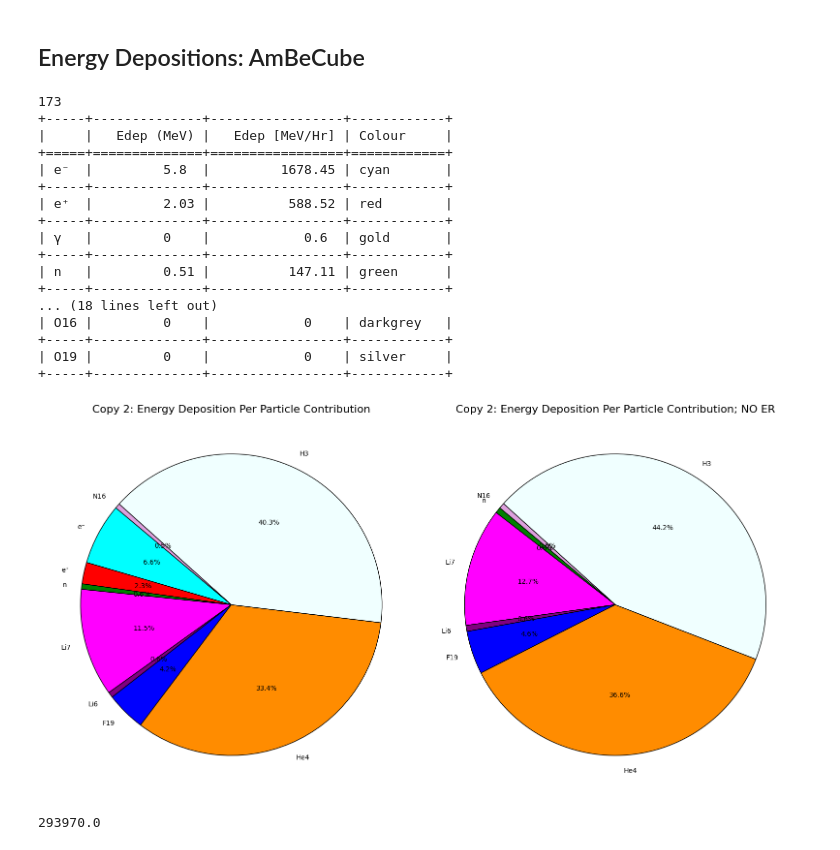
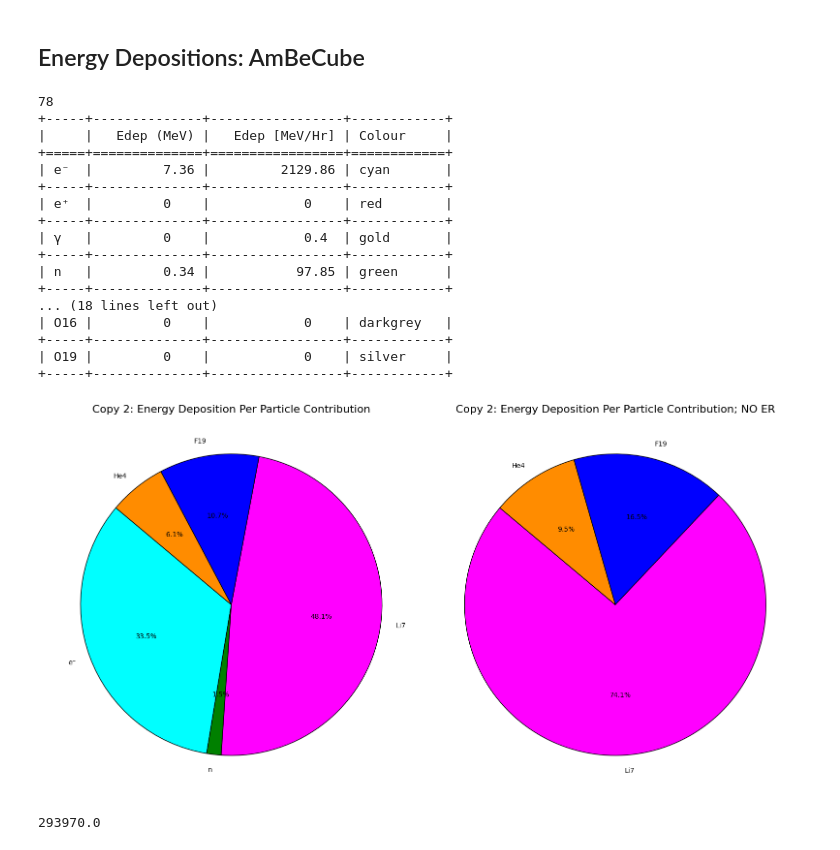
Before and after one commit to nhargy/Phoenix, a Jupyter notebook: Analysis/notebooks/overview.ipynb, the cells around one changed output. Saved outputs shown, nothing was run; the diff lists cells and outputs as text; code cells hidden in the pictures.

Commit message:
Formatting AmBeCube

```diff
--- a/Analysis/notebooks/overview.ipynb
+++ b/Analysis/notebooks/overview.ipynb
@@ -15,7 +15,7 @@ def show_event(df, event_num, draw_cube_flag=True):
     print(tabulate(event_df.head(30), headers='keys', tablefmt='grid', showindex=False))
     G4Tools.visualise_event(event_df, draw_cube_flag=draw_cube_flag)
 
-DATA_PATH_AmBe = cfg.G4Sims_DIR / "G4P-AmBeCube" / "loc_data" / "PLY_plate_and_blocks" / "output0_nt_Hits.csv"
+DATA_PATH_AmBe = cfg.G4Sims_DIR / "G4P-AmBeCube" / "loc_data" / "no_PLY" / "output0_nt_Hits.csv"
 DATA_PATH_CoCs = cfg.G4Sims_DIR / "G4P-CoCsCube" / "loc_data" / "dump" / "run_0.csv"
 
 column_names = ["fEvent", "fEntry", "fPreProc", "fPostProc", "fTrackID",
@@ -69,8 +69,8 @@ to_hours_scale = 3600 / simulated_time
 copy_num = 2
 x_centre = 0
 y_centre = 100
-#z_centre = 196.1
-z_centre = 210
+z_centre = 196.1
+#z_centre = 210
 
 l_fid = 5/2
 
@@ -96,39 +96,39 @@ plt.rcParams.update({
 })
 
 fig, (ax1, ax2) = plt.subplots(nrows=1, ncols=2, figsize=(16,16))
 
 pie_labels = [row[0] for row in rows if row[1] > 0]
 pie_sizes  = [row[1] for row in rows if row[1] > 0]
 pie_colors = [row[3] for row in rows if row[1] > 0]
 
 ax1.pie(pie_sizes, labels=pie_labels, colors=pie_colors, autopct='%1.1f%%',
         startangle=140, wedgeprops=dict(edgecolor='black'))
 ax1.set_title(f"Copy {copy_num}: Energy Deposition Per Particle Contribution", fontsize=16)
 
 ax2.pie(pie_sizes[2:], labels=pie_labels[2:], colors=pie_colors[2:], autopct='%1.1f%%',
         startangle=140, wedgeprops=dict(edgecolor='black'))
 ax2.set_title(f"Copy {copy_num}: Energy Deposition Per Particle Contribution; NO ER", fontsize=16)
 
 plt.tight_layout();
 # %% [output]
-173
+78
 +-----+--------------+-----------------+------------+
 |     |   Edep (MeV) |   Edep [MeV/Hr] | Colour     |
 +=====+==============+=================+============+
-| e⁻  |         5.8  |         1678.45 | cyan       |
+| e⁻  |         7.36 |         2129.86 | cyan       |
 +-----+--------------+-----------------+------------+
-| e⁺  |         2.03 |          588.52 | red        |
+| e⁺  |         0    |            0    | red        |
 +-----+--------------+-----------------+------------+
-| γ   |         0    |            0.6  | gold       |
+| γ   |         0    |            0.4  | gold       |
 +-----+--------------+-----------------+------------+
-| n   |         0.51 |          147.11 | green      |
+| n   |         0.34 |           97.85 | green      |
 +-----+--------------+-----------------+------------+
 ... (18 lines left out)
 | O16 |         0    |            0    | darkgrey   |
 +-----+--------------+-----------------+------------+
 | O19 |         0    |            0    | silver     |
 +-----+--------------+-----------------+------------+
-[figure, old version]
+[figure, new version]
 # %%
 71.7 * (4100)
 # %% [output]
```
Also changed, not shown: 12 other files.
